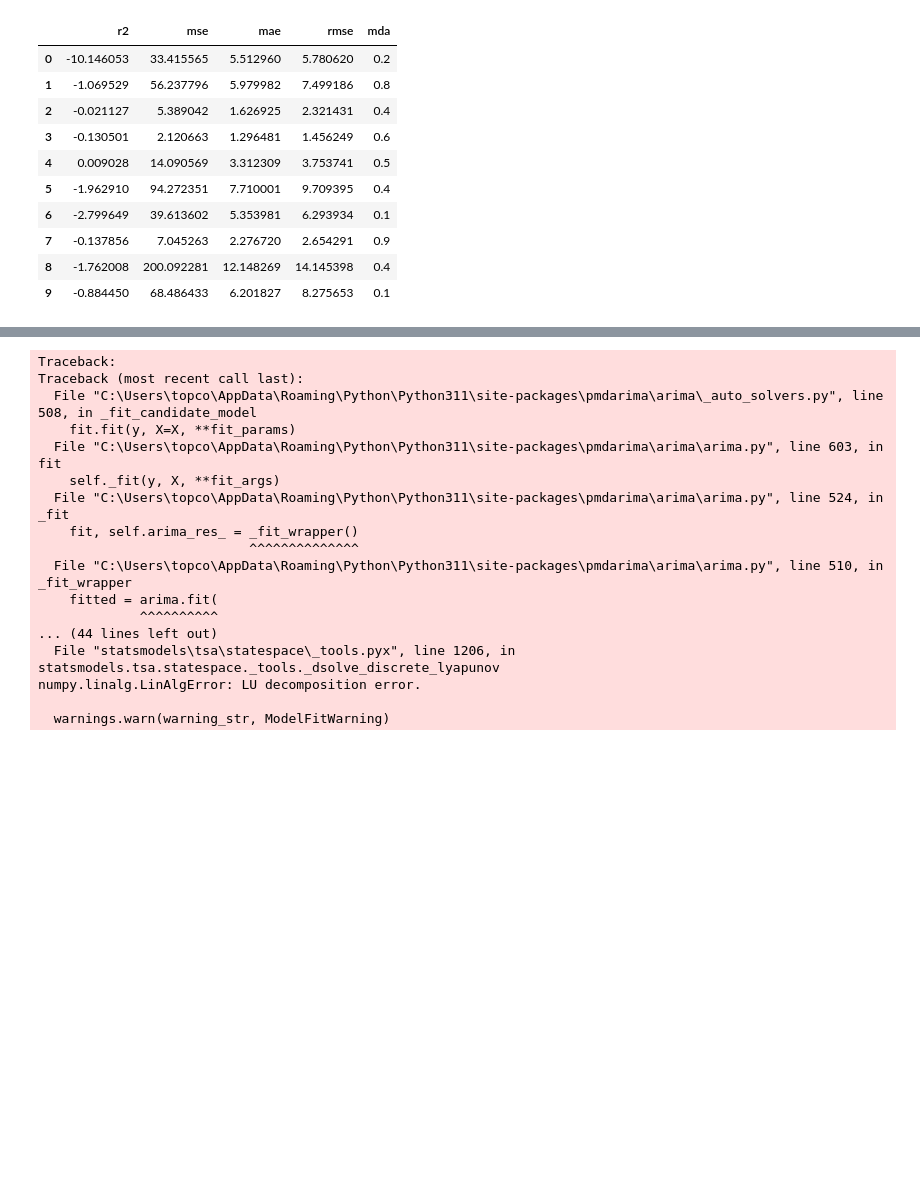
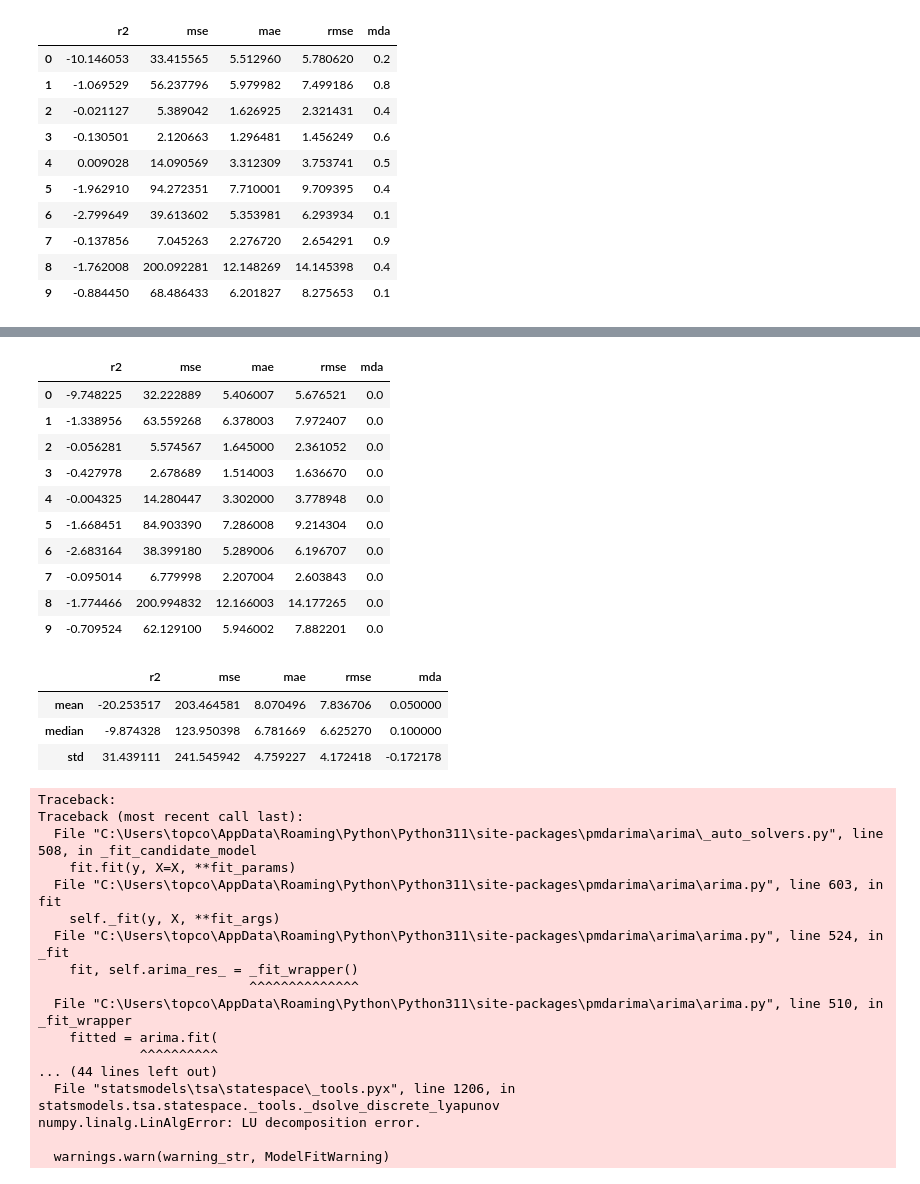
Before and after one commit to filip-topic/Time-Series-Foundation-Models-in-Financial-time-series-prediction, a Jupyter notebook: notebook.ipynb, the cells around one changed output, grey strips where cells are left out. Drawn from its saved outputs; the diff is of its cells as text; code cells hidden in the pictures; blank space fills up the shorter version.

```diff
--- a/notebook.ipynb
+++ b/notebook.ipynb
@@ -286,3 +289,24 @@ np.mean(llama_results["mda"])
+# %%
+autoregressor_results
+# %% [output]
+|  | r2 | mse | mae | rmse | mda |
+| 0 | -9.748225 | 32.222889 | 5.406007 | 5.676521 | 0.0 |
+| 1 | -1.338956 | 63.559268 | 6.378003 | 7.972407 | 0.0 |
+| 2 | -0.056281 | 5.574567 | 1.645000 | 2.361052 | 0.0 |
+| 3 | -0.427978 | 2.678689 | 1.514003 | 1.636670 | 0.0 |
+| 4 | -0.004325 | 14.280447 | 3.302000 | 3.778948 | 0.0 |
+| 5 | -1.668451 | 84.903390 | 7.286008 | 9.214304 | 0.0 |
+| 6 | -2.683164 | 38.399180 | 5.289006 | 6.196707 | 0.0 |
+| 7 | -0.095014 | 6.779998 | 2.207004 | 2.603843 | 0.0 |
+| 8 | -1.774466 | 200.994832 | 12.166003 | 14.177265 | 0.0 |
+| 9 | -0.709524 | 62.129100 | 5.946002 | 7.882201 | 0.0 |
+# %%
+llama_summary - arima_summary
+# %% [output]
+|  | r2 | mse | mae | rmse | mda |
+| mean | -20.253517 | 203.464581 | 8.070496 | 7.836706 | 0.050000 |
+| median | -9.874328 | 123.950398 | 6.781669 | 6.625270 | 0.100000 |
+| std | 31.439111 | 241.545942 | 4.759227 | 4.172418 | -0.172178 |
 # %%
 r = get_tscv_results(simple_data, PREDICTION_HORIZON, CONTEXT_LENGTH, FOLDS)
 # %% [output]
```
Also changed, not shown: parts of 14 cells of this notebook, 5 other files.
